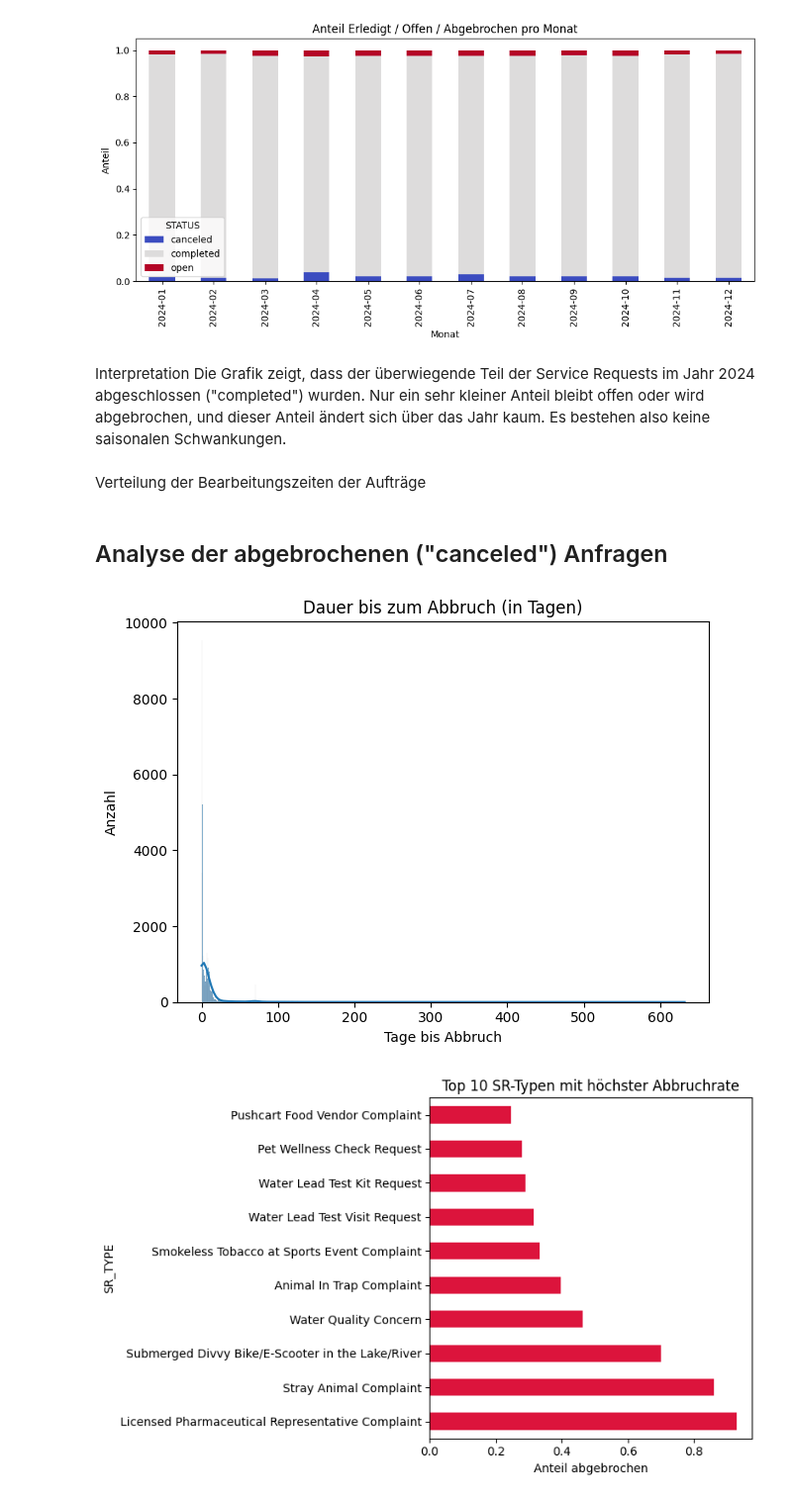
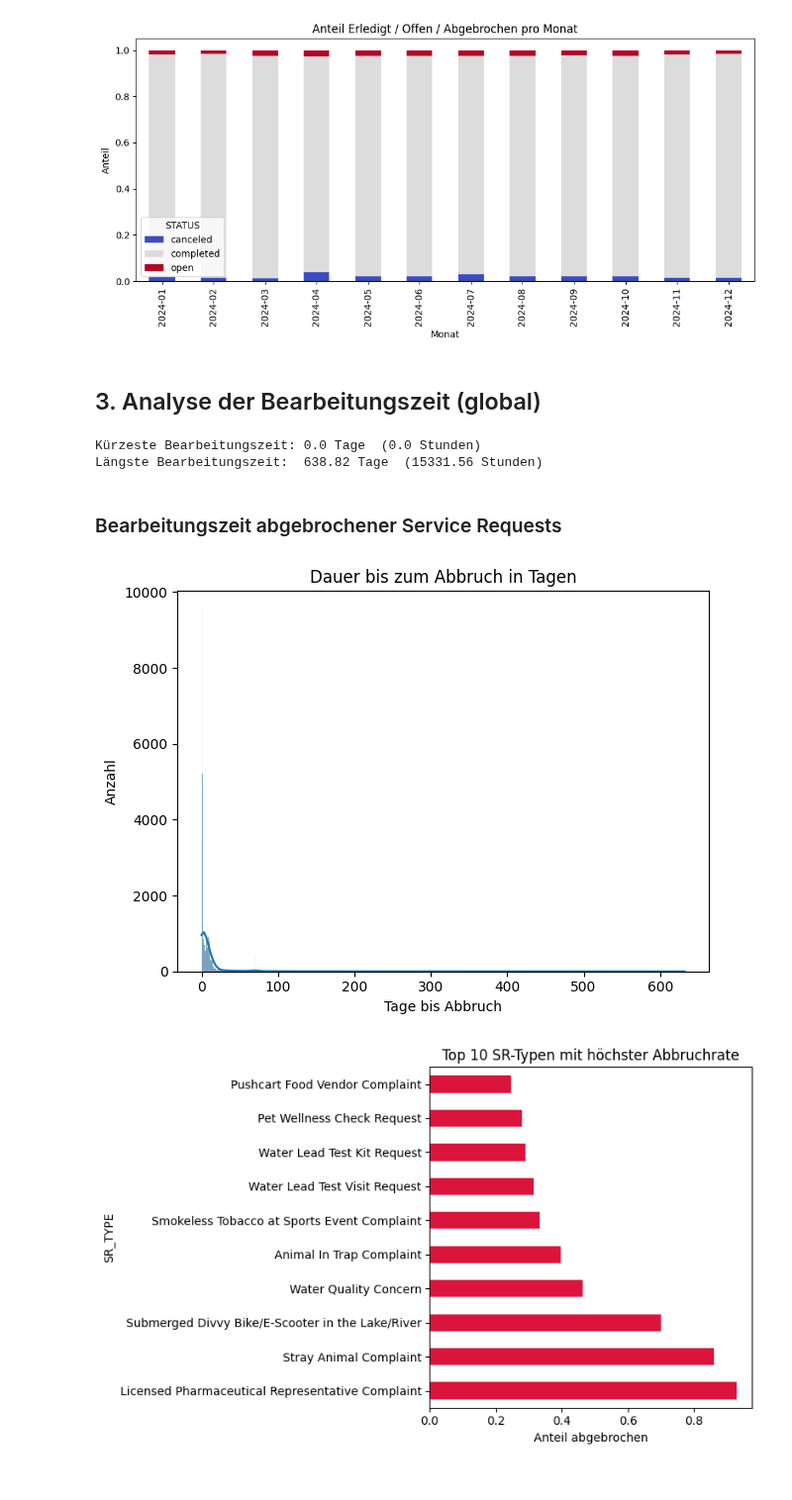
Before and after one commit to Ameowsle/Statistic-Macher, a Jupyter notebook: Bearbeitungszeit_SR_Requests.ipynb, the cells around one changed output. Shown at 99% size. Drawn from its saved outputs; the diff is of its cells as text; code cells hidden in the pictures.

```diff
--- a/Bearbeitungszeit_SR_Requests.ipynb
+++ b/Bearbeitungszeit_SR_Requests.ipynb
@@ -85,27 +93,31 @@ plt.tight_layout()
 plt.show()
 # %% [output]
 [figure]
-# %% [markdown]
-Interpretation
-Die Grafik zeigt, dass der überwiegende Teil der Service Requests im Jahr 2024 abgeschlossen ("completed") wurden.
-Nur ein sehr kleiner Anteil bleibt offen oder wird abgebrochen, und dieser Anteil ändert sich über das Jahr kaum.
-Es bestehen also keine saisonalen Schwankungen.
-# %% [markdown]
-Verteilung der Bearbeitungszeiten der Aufträge
+# %% [markdown]
+## 3. Analyse der Bearbeitungszeit (global)
+# %%
+min_days = round(df["response_time"].min(), 2)
+max_days = round(df["response_time"].max(), 2)
+
+min_hours = round(df["response_time_hours"].min(), 2)
+max_hours = round(df["response_time_hours"].max(), 2)
+
+print(f"Kürzeste Bearbeitungszeit: {min_days} Tage  ({min_hours} Stunden)")
+print(f"Längste Bearbeitungszeit:  {max_days} Tage  ({max_hours} Stunden)")
+# %% [output]
+Kürzeste Bearbeitungszeit: 0.0 Tage  (0.0 Stunden)
+Längste Bearbeitungszeit:  638.82 Tage  (15331.56 Stunden)
 # %% [markdown]
-## Analyse der abgebrochenen ("canceled") Anfragen
+### Bearbeitungszeit abgebrochener Service Requests
 # %%
-abgebrochen["cancel_time_days"] = (
-    (abgebrochen["CLOSED_DATE"] - abgebrochen["CREATED_DATE"])
-    .dt.total_seconds() / (60*60*24)
-)
+abgebrochen["cancel_time_days"] = ((abgebrochen["CLOSED_DATE"] - abgebrochen["CREATED_DATE"]).dt.total_seconds() / (60*60*24))
 
 sns.histplot(abgebrochen["cancel_time_days"], bins="fd", kde=True)
-plt.title("Dauer bis zum Abbruch (in Tagen)")
+plt.title("Dauer bis zum Abbruch in Tagen")
 plt.xlabel("Tage bis Abbruch")
 plt.ylabel("Anzahl")
 plt.tight_layout()
 plt.show()
 # %% [output]
-[figure, old version]
+[figure, new version]
 # %%
```
Also changed, not shown: parts of 64 cells of this notebook, 1 other file.
